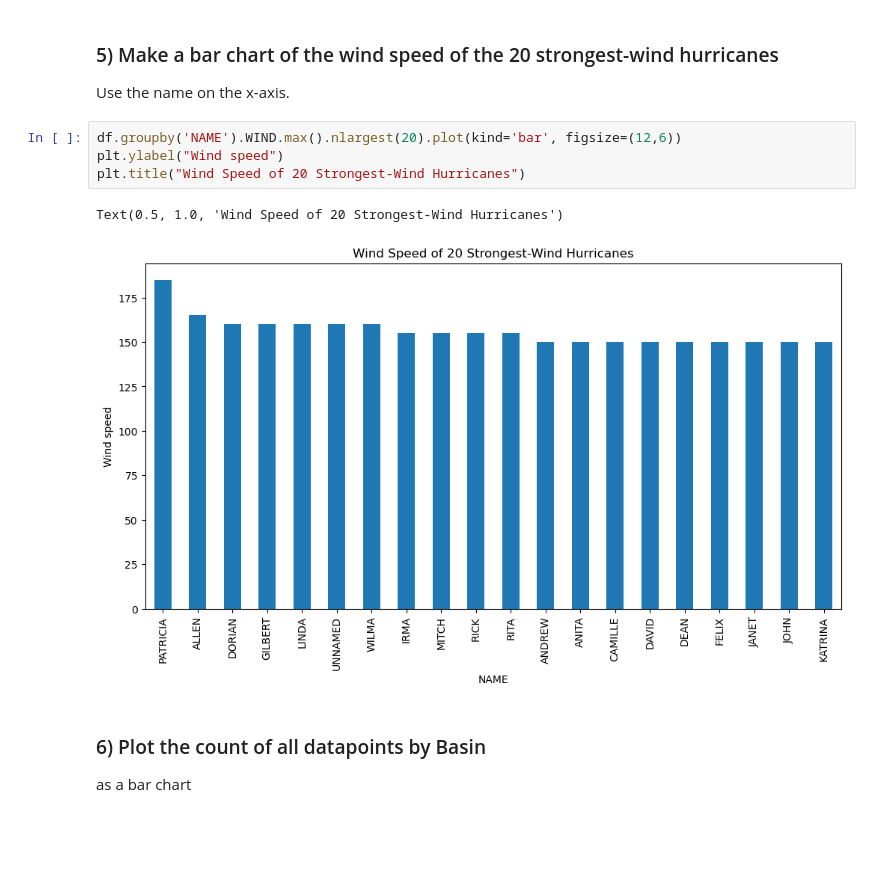
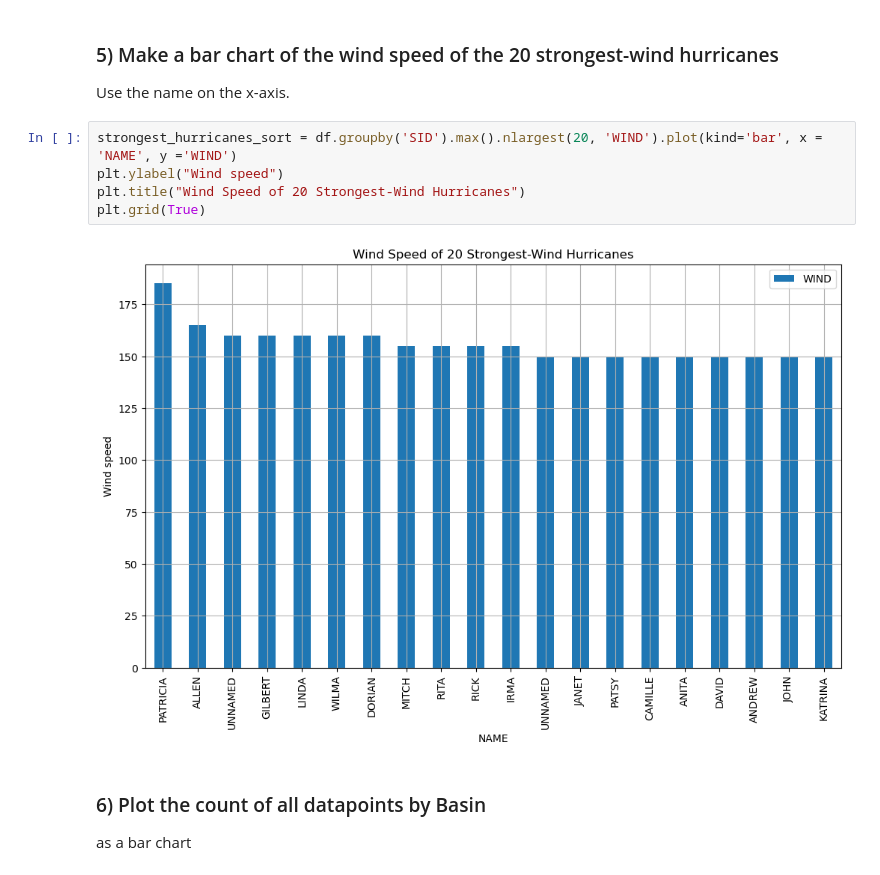
Before and after one commit to KathrynCheng1/rces-assignments, a Jupyter notebook: Cheng_assignment6.ipynb, the cells around one changed output. Saved outputs shown, nothing was run; the diff lists cells and outputs as text; blank space fills up the shorter version.

```diff
--- a/Cheng_assignment6.ipynb
+++ b/Cheng_assignment6.ipynb
@@ -122,12 +124,12 @@ Name: WIND, dtype: float64
 
 Use the name on the x-axis.
 # %%
-df.groupby('NAME').WIND.max().nlargest(20).plot(kind='bar', figsize=(12,6))
+strongest_hurricanes_sort = df.groupby('SID').max().nlargest(20, 'WIND').plot(kind='bar', x = 'NAME', y ='WIND')
 plt.ylabel("Wind speed")
 plt.title("Wind Speed of 20 Strongest-Wind Hurricanes")
+plt.grid(True)
 # %% [output]
-Text(0.5, 1.0, 'Wind Speed of 20 Strongest-Wind Hurricanes')
-[figure, old version]
+[figure, new version]
 # %% [markdown]
 ### 6) Plot the count of all datapoints by Basin
 
```
Also changed, not shown: parts of 1 cell of this notebook.
